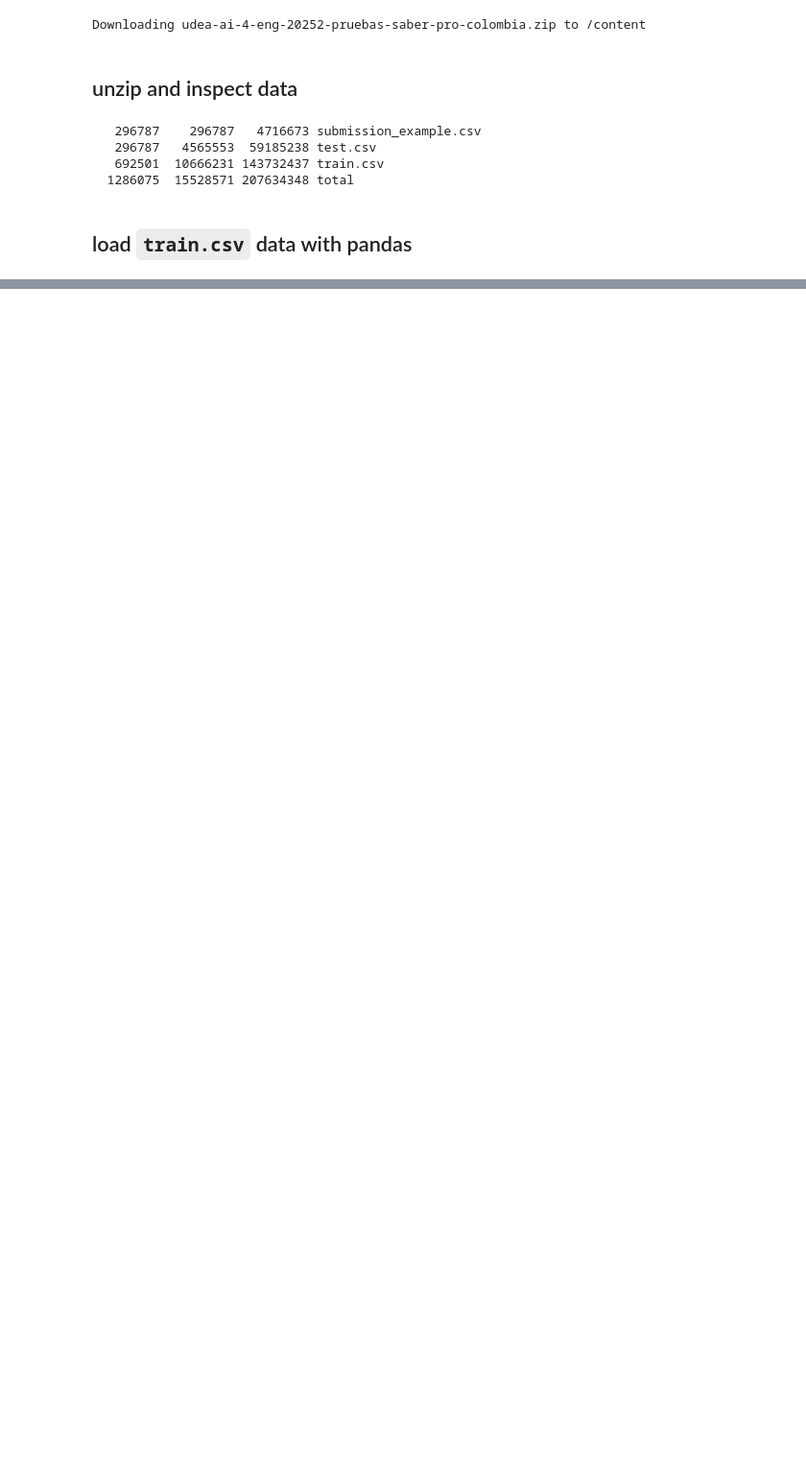
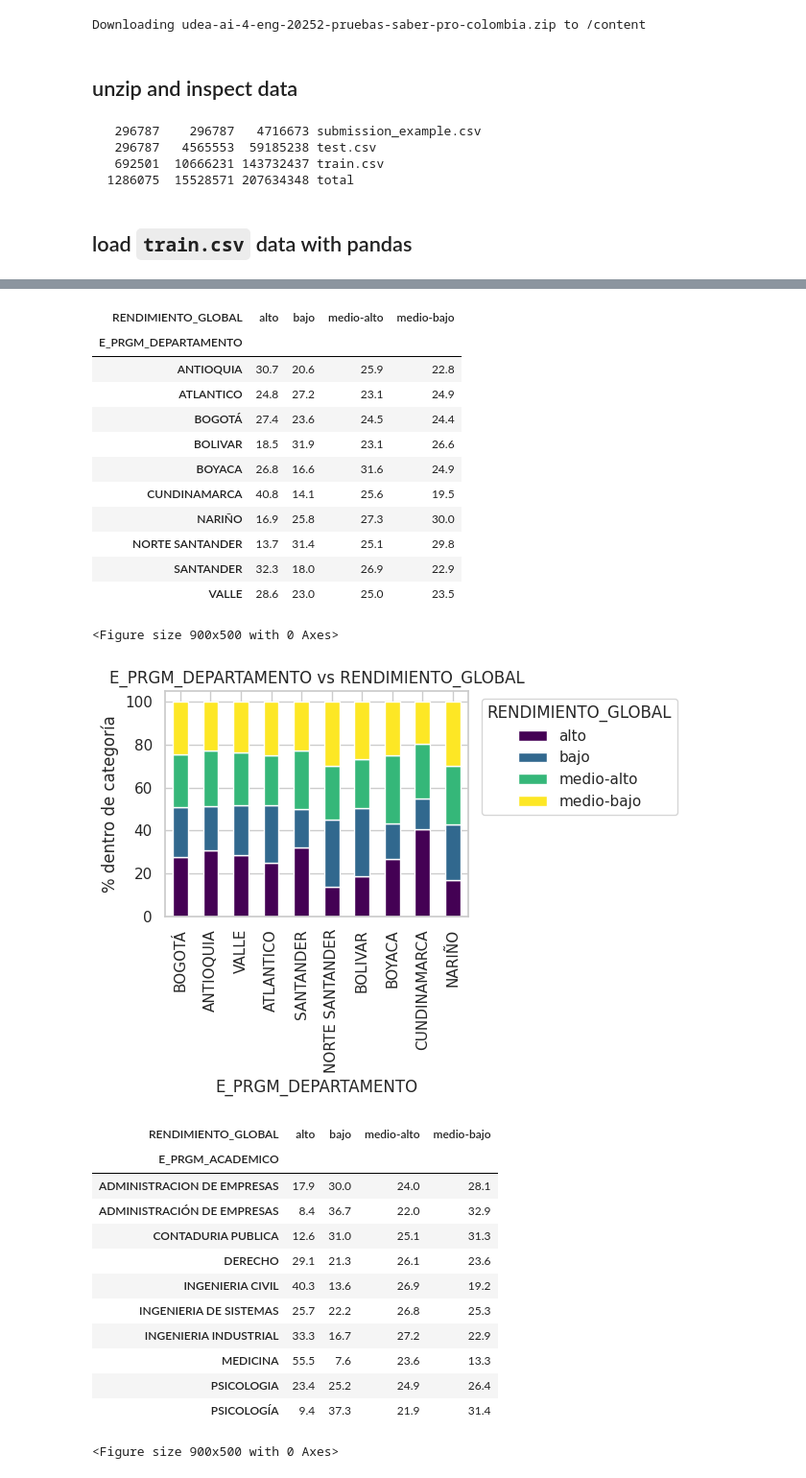
Before and after one commit to JonathanAlzate/UDEA-ai4eng-20252, a Jupyter notebook: 01 - exploración.ipynb, the cells around one changed output, grey strips where cells are left out. Shown at 96% size. Cells and saved outputs as stored; diff of their text form; code cells hidden in the pictures; blank space fills up the shorter version.

```diff
--- a/01 - exploración.ipynb
+++ b/01 - exploración.ipynb
@@ -522,0 +137,25 @@ You must **join the competition** first
+# %%
+sns.set_theme(style="whitegrid")
+
+# 1) Recuentos simples
+for col in ["E_PRGM_DEPARTAMENTO", "E_PRGM_ACADEMICO"]:
+    if col in df.columns:
+        print(f"\nTop 15 de {col}:")
+        display(df[col].value_counts().head(15).to_frame("count"))
+
+# 2) Cruces con la etiqueta
+for col in ["E_PRGM_DEPARTAMENTO", "E_PRGM_ACADEMICO"]:
+    if col in df.columns:
+        topk = df[col].value_counts().head(10).index
+        tmp = df[df[col].isin(topk)]
+        ct = pd.crosstab(tmp[col], tmp[target_col], normalize="index")*100
+        display(ct.round(1))
+
+        plt.figure(figsize=(9,5))
+        ct.loc[topk].plot(kind="bar", stacked=True, colormap="viridis")
+        plt.ylabel("% dentro de categoría")
+        plt.title(f"{col} vs {target_col}")
+        plt.legend(title=target_col, bbox_to_anchor=(1.02, 1), loc="upper left")
+        plt.tight_layout()
+        plt.show()
+# %% [output]
@@ -522,0 +198,27 @@ You must **join the competition** first
+| RENDIMIENTO_GLOBAL | alto | bajo | medio-alto | medio-bajo |
+| E_PRGM_DEPARTAMENTO |  |  |  |  |
+| ANTIOQUIA | 30.7 | 20.6 | 25.9 | 22.8 |
+| ATLANTICO | 24.8 | 27.2 | 23.1 | 24.9 |
+| BOGOTÁ | 27.4 | 23.6 | 24.5 | 24.4 |
+| BOLIVAR | 18.5 | 31.9 | 23.1 | 26.6 |
+| BOYACA | 26.8 | 16.6 | 31.6 | 24.9 |
+| CUNDINAMARCA | 40.8 | 14.1 | 25.6 | 19.5 |
+| NARIÑO | 16.9 | 25.8 | 27.3 | 30.0 |
+| NORTE SANTANDER | 13.7 | 31.4 | 25.1 | 29.8 |
+| SANTANDER | 32.3 | 18.0 | 26.9 | 22.9 |
+| VALLE | 28.6 | 23.0 | 25.0 | 23.5 |
+<Figure size 900x500 with 0 Axes>
+[figure, added]
+| RENDIMIENTO_GLOBAL | alto | bajo | medio-alto | medio-bajo |
+| E_PRGM_ACADEMICO |  |  |  |  |
+| ADMINISTRACION DE EMPRESAS | 17.9 | 30.0 | 24.0 | 28.1 |
+| ADMINISTRACIÓN DE EMPRESAS | 8.4 | 36.7 | 22.0 | 32.9 |
+| CONTADURIA PUBLICA | 12.6 | 31.0 | 25.1 | 31.3 |
+| DERECHO | 29.1 | 21.3 | 26.1 | 23.6 |
+| INGENIERIA CIVIL | 40.3 | 13.6 | 26.9 | 19.2 |
+| INGENIERIA DE SISTEMAS | 25.7 | 22.2 | 26.8 | 25.3 |
+| INGENIERIA INDUSTRIAL | 33.3 | 16.7 | 27.2 | 22.9 |
+| MEDICINA | 55.5 | 7.6 | 23.6 | 13.3 |
+| PSICOLOGIA | 23.4 | 25.2 | 24.9 | 26.4 |
+| PSICOLOGÍA | 9.4 | 37.3 | 21.9 | 31.4 |
+<Figure size 900x500 with 0 Axes>
```
Also changed, not shown: parts of 79 cells of this notebook.
